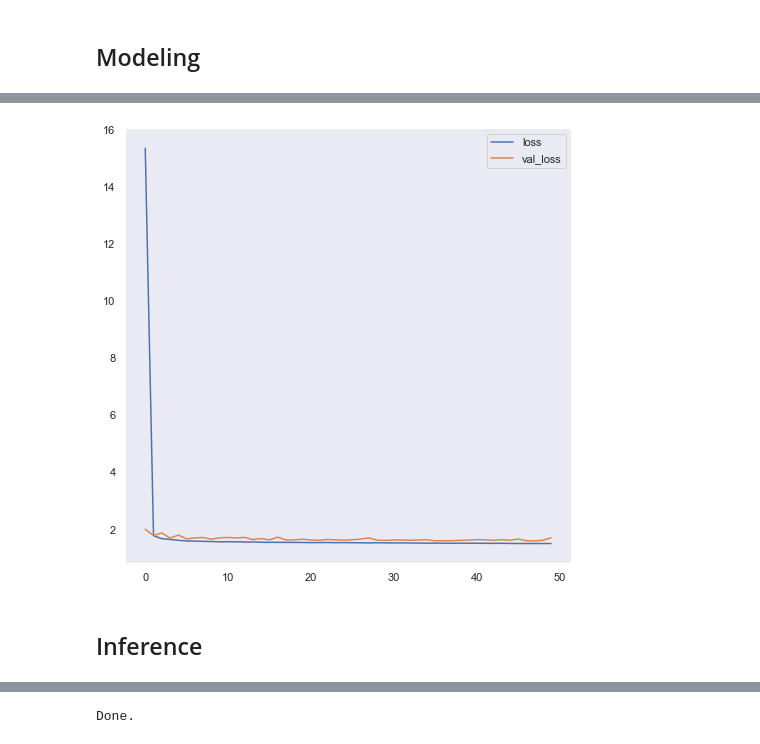
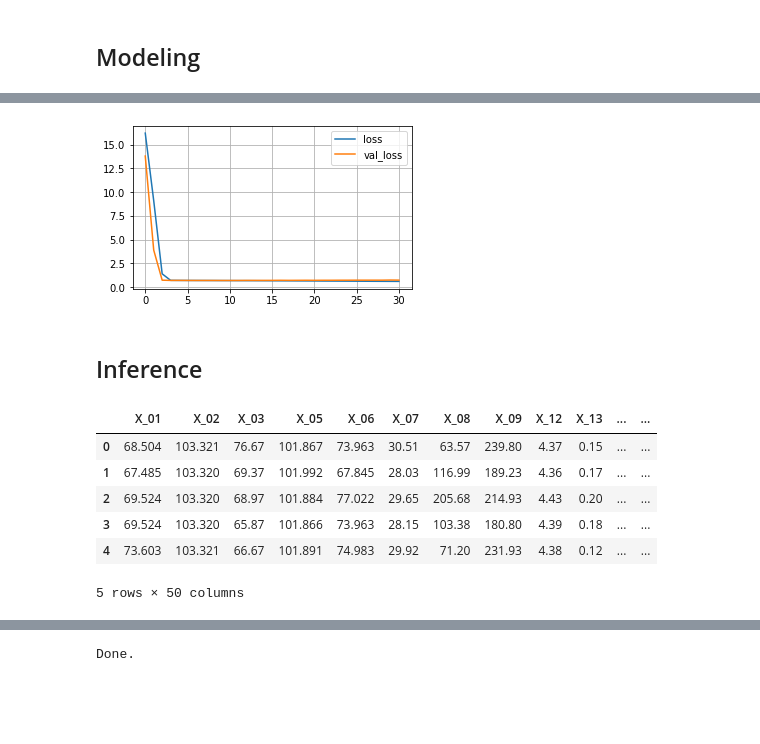
Before and after one commit to henney3765/DACON, a Jupyter notebook: lg_ml.ipynb, the cells around one changed output, grey strips where cells are left out. Drawn from its saved outputs; the diff is of its cells as text; code cells hidden in the pictures; blank space fills up the shorter version.

```diff
--- a/lg_ml.ipynb
+++ b/lg_ml.ipynb
@@ -138,6 +148,6 @@ plt.show()
 # %%
-kmeans = KMeans(n_clusters=3).fit(train_x.loc[:, ["X_02", "X_05"]])
-clusters = kmeans.predict(train_x.loc[:, ["X_02", "X_05"]])
+kmeans = KMeans(n_clusters=3).fit(train_x.loc[:, ["X_13", "X_14", "X_15", "X_16", "X_17", "X_18",]])
+clusters = kmeans.predict(train_x.loc[:, ["X_13", "X_14", "X_15", "X_16", "X_17", "X_18",]])
 train_x['X_57'] = clusters
 train_x['X_57'] = train_x['X_57'].astype('str')
 
@@ -247,0 +168,18 @@ _________________________________________________________________
+# %%
+from tensorflow.keras.models import Model
+from tensorflow.keras.layers import Input, Dense, BatchNormalization
+
+input = Input(shape=(train_x.shape[1], ))
+x = BatchNormalization()(input)
+x = Dense(256, activation='relu')(x)
+x = BatchNormalization()(x)
+x = Dense(128, activation='relu')(x)
+x = BatchNormalization()(x)
+x = Dense(64, activation='relu')(x)
+x = BatchNormalization()(x)
+x = Dense(32, activation='relu')(x)
+x = BatchNormalization()(x)
+x = Dense(train_y.shape[1])(x)
+
+model = Model(inputs=input, outputs=x)
+model.summary()
@@ -248,9 +204,9 @@ _________________________________________________________________
 # %%
-model.compile(loss = 'mse', optimizer='adam')
-earlystopping = tf.keras.callbacks.EarlyStopping(monitor='val_loss',patience=20)
+model.compile(loss = 'mae', optimizer='adam')
+earlystopping = tf.keras.callbacks.EarlyStopping(monitor='val_loss', patience=20)
 # %%
 history = model.fit(train_x, train_y,
                     epochs=50, validation_data=(val_x, val_y),
-                    callbacks=[earlystopping], batch_size=32)
+                    callbacks=[earlystopping], batch_size=128)
 # %% [output]
 Epoch 1/50
@@ -273,15 +229,28 @@ Epoch 50/50
 # %%
 loss = history.history['loss']
 val_loss = history.history['val_loss']
 epoch = np.arange(len(loss))
 
-plt.figure(figsize=(8, 8))
+plt.figure(figsize=(5, 3))
 sns.lineplot(x=epoch, y=loss)
 sns.lineplot(x=epoch, y=val_loss)
 plt.legend(loc='upper right', labels=['loss', 'val_loss'])
 plt.grid()
 plt.show()
 # %% [output]
-[figure, old version]
+[figure, new version]
 # %% [markdown]
 ## Inference
+# %%
+# test 데이터 로드 및 특성 제거
+test_x = pd.read_csv('./test.csv').drop(columns=['ID'])
+test_x.drop(['X_04', 'X_10', 'X_11', 'X_23', 'X_47', 'X_48'], axis=1, inplace=True)
+test_x.head()
+# %% [output]
+|  | X_01 | X_02 | X_03 | X_05 | X_06 | X_07 | X_08 | X_09 | X_12 | X_13 | ... | ... |
+| 0 | 68.504 | 103.321 | 76.67 | 101.867 | 73.963 | 30.51 | 63.57 | 239.80 | 4.37 | 0.15 | ... | ... |
+| 1 | 67.485 | 103.320 | 69.37 | 101.992 | 67.845 | 28.03 | 116.99 | 189.23 | 4.36 | 0.17 | ... | ... |
+| 2 | 69.524 | 103.320 | 68.97 | 101.884 | 77.022 | 29.65 | 205.68 | 214.93 | 4.43 | 0.20 | ... | ... |
+| 3 | 69.524 | 103.320 | 65.87 | 101.866 | 73.963 | 28.15 | 103.38 | 180.80 | 4.39 | 0.18 | ... | ... |
+| 4 | 73.603 | 103.321 | 66.67 | 101.891 | 74.983 | 29.92 | 71.20 | 231.93 | 4.38 | 0.12 | ... | ... |
+5 rows × 50 columns
```
Also changed, not shown: parts of 25 cells of this notebook.
